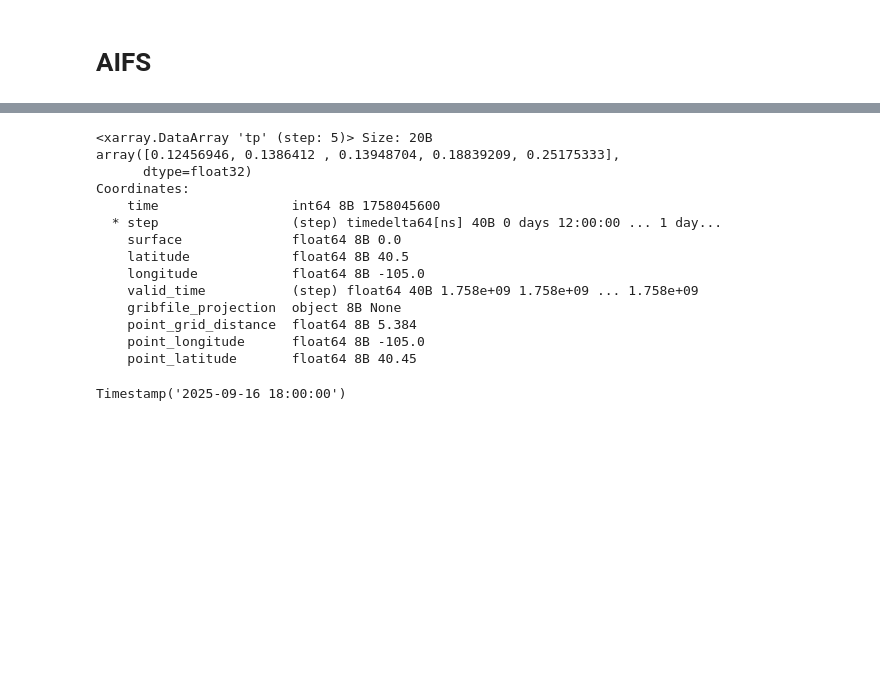
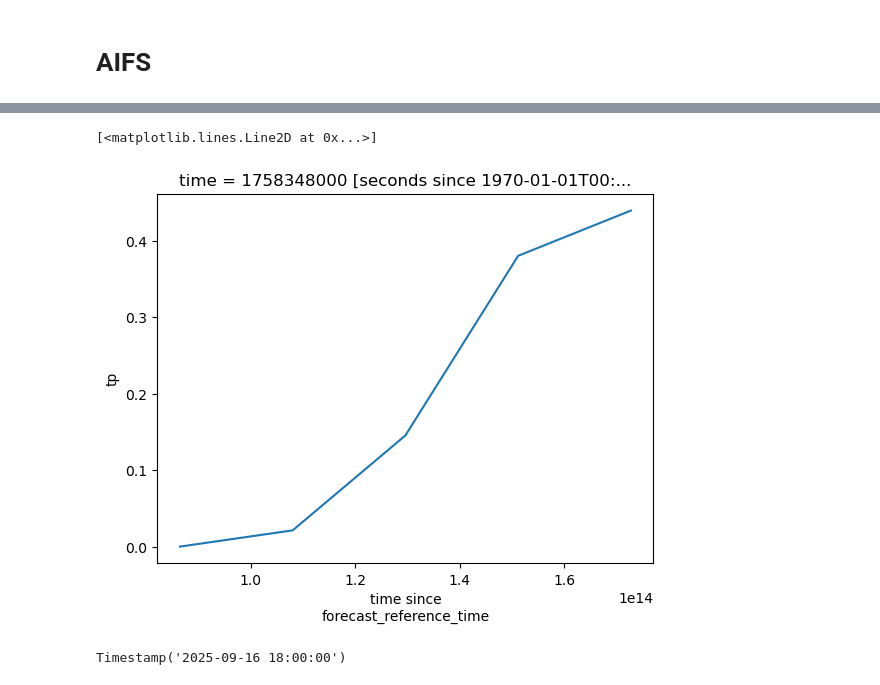
Before and after one commit to jameslarsonclimate/website, a Jupyter notebook: weather-forecasts/getForecast_wxChallenge-pushGitHub-experimental.ipynb, the cells around one changed output, grey strips where cells are left out. Saved outputs shown, nothing was run; the diff lists cells and outputs as text; code cells hidden in the pictures; blank space fills up the shorter version.

```diff
--- a/weather-forecasts/getForecast_wxChallenge-pushGitHub-experimental.ipynb
+++ b/weather-forecasts/getForecast_wxChallenge-pushGitHub-experimental.ipynb
@@ -583,8 +624,8 @@ warnings.filterwarnings(
 # single point (longitude, latitude)
 cityName = "Loveland, CO (KFNL)"
 points = pd.DataFrame({"longitude": [-105.004186], "latitude": [40.451685]})
-# cityName = 'Eagle, CO (KEGE)'
-# points = pd.DataFrame({"longitude": [-106.9156], "latitude": [39.6426]})
+cityName = 'Kansas City, MO (KMCI)'
+points = pd.DataFrame({"longitude": [-94.711], "latitude": [39.301]})
 
 print("Fetching AIFS data...")
 
@@ -594,7 +635,7 @@ H_aifs = FastHerbie([init_aifs], model="aifs", product="oper", fxx=fxx_aifs)
 
 # 2 m temperature: extract and convert
 t2m_aifs = H_aifs.xarray(":2t:", backend_kwargs={'decode_times': False}
-                        ).herbie.pick_points(points, method="nearest")['t2m'].sel(point=0)[1:]  # skip first timestep which is included for precip only
+                        ).herbie.pick_points(points, method="nearest")['t2m'].sel(point=0)
 t2m_aifs = (t2m_aifs - 273.15) * 1.8 + 32
 tmax_aifs = float(t2m_aifs.max().values)
 tmin_aifs = float(t2m_aifs.min().values)
@@ -603,14 +644,14 @@ valid_times_aifs = convert_time_to_datetime64(t2m_aifs.valid_time.values)
 
 # Wind from components -> magnitude
 u10_aifs = H_aifs.xarray(":10u:", backend_kwargs={'decode_times': False}
-                        ).herbie.pick_points(points, method="nearest")['u10'].sel(point=0)[1:]  # skip first timestep which is included for precip only
+                        ).herbie.pick_points(points, method="nearest")['u10'].sel(point=0)
 v10_aifs = H_aifs.xarray(":10v:", backend_kwargs={'decode_times': False}
-                        ).herbie.pick_points(points, method="nearest")['v10'].sel(point=0)[1:]  # skip first timestep which is included for precip only
+                        ).herbie.pick_points(points, method="nearest")['v10'].sel(point=0)
 wind_max_aifs = float((np.sqrt(u10_aifs**2 + v10_aifs**2)).max().values) * 1.94384 # Convert m/s to knots
 
 # Total precipitation (sum over requested steps) and convert to inches
 tp_aifs = H_aifs.xarray(":tp:", backend_kwargs={'decode_times': False}
                         ).herbie.pick_points(points, method="nearest")['tp'].sel(point=0)
-precip_aifs = float(tp_aifs.values) * 39.3701 # Convert meters to inches (1 m -> 39.3701 in)
+precip_aifs = float(tp_aifs.max().values) * 0.0393701 # Convert millimeters to inches (1 m -> 39.3701 in)
 # %% [output]
 Fetching AIFS data...
@@ -621,20 +664,13 @@ TypeError: only length-1 arrays can be converted to Python scalars
 # %%
-tp_aifs * 0.0393701
+# Total precipitation (sum over requested steps) and convert to inches
+tp_aifs = H_aifs.xarray(":tp:", backend_kwargs={'decode_times': False}
+                        ).herbie.pick_points(points, method="nearest")['tp'].sel(point=0)
+tp_aifs = tp_aifs - tp_aifs[0]
+precip_aifs = float(tp_aifs.max().values) * 0.0393701 # Convert millimeters to inches (1 m -> 39.3701 in)
+(tp_aifs * 0.0393701).plot()
 # %% [output]
-<xarray.DataArray 'tp' (step: 5)> Size: 20B
-array([0.12456946, 0.1386412 , 0.13948704, 0.18839209, 0.25175333],
-      dtype=float32)
-Coordinates:
-    time                 int64 8B 1758045600
-  * step                 (step) timedelta64[ns] 40B 0 days 12:00:00 ... 1 day...
-    surface              float64 8B 0.0
-    latitude             float64 8B 40.5
-    longitude            float64 8B -105.0
-    valid_time           (step) float64 40B 1.758e+09 1.758e+09 ... 1.758e+09
-    gribfile_projection  object 8B None
-    point_grid_distance  float64 8B 5.384
-    point_longitude      float64 8B -105.0
-    point_latitude       float64 8B 40.45
+[<matplotlib.lines.Line2D at 0x...>]
+[figure, added]
 # %%
 init_aifs
 # %% [output]
```
Also changed, not shown: parts of 21 cells of this notebook, 7 other files.
